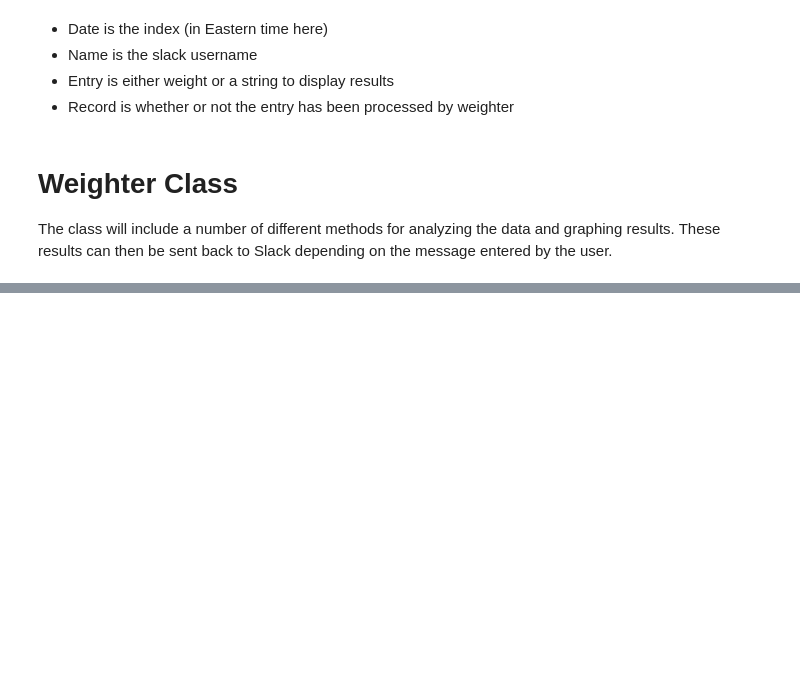
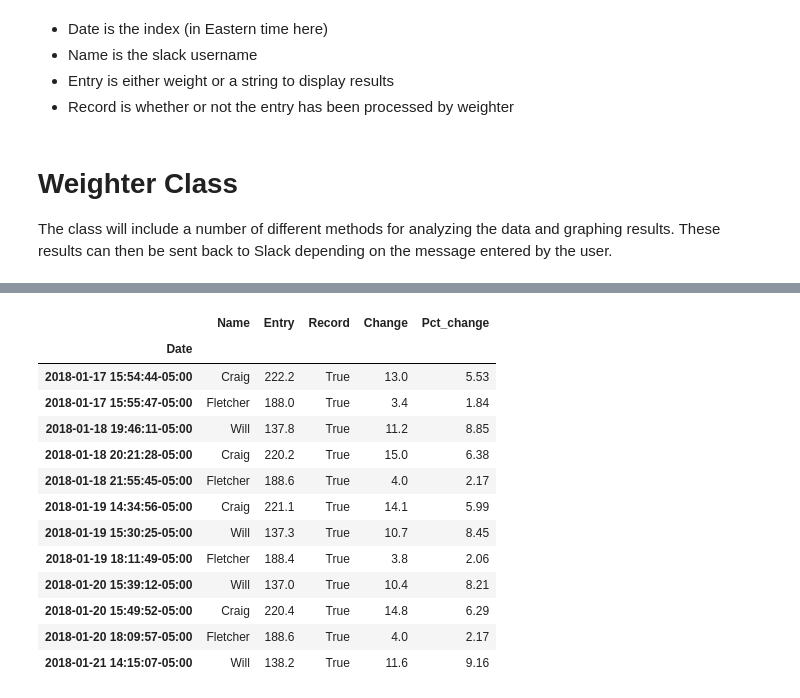
Before and after one commit to WillKoehrsen/Data-Analysis, a Jupyter notebook: weighter/Weighter Development.ipynb, the cells around one changed output, grey strips where cells are left out. Saved outputs shown, nothing was run; the diff lists cells and outputs as text; code cells hidden in the pictures; blank space fills up the shorter version.

```diff
--- a/weighter/Weighter Development.ipynb
+++ b/weighter/Weighter Development.ipynb
@@ -435,0 +469,17 @@ update.tail(10)
+# %%
+update.tail(12)
+# %% [output]
+|  | Name | Entry | Record | Change | Pct_change |
+| Date |  |  |  |  |  |
+| 2018-01-17 15:54:44-05:00 | Craig | 222.2 | True | 13.0 | 5.53 |
+| 2018-01-17 15:55:47-05:00 | Fletcher | 188.0 | True | 3.4 | 1.84 |
+| 2018-01-18 19:46:11-05:00 | Will | 137.8 | True | 11.2 | 8.85 |
+| 2018-01-18 20:21:28-05:00 | Craig | 220.2 | True | 15.0 | 6.38 |
+| 2018-01-18 21:55:45-05:00 | Fletcher | 188.6 | True | 4.0 | 2.17 |
+| 2018-01-19 14:34:56-05:00 | Craig | 221.1 | True | 14.1 | 5.99 |
+| 2018-01-19 15:30:25-05:00 | Will | 137.3 | True | 10.7 | 8.45 |
+| 2018-01-19 18:11:49-05:00 | Fletcher | 188.4 | True | 3.8 | 2.06 |
+| 2018-01-20 15:39:12-05:00 | Will | 137.0 | True | 10.4 | 8.21 |
+| 2018-01-20 15:49:52-05:00 | Craig | 220.4 | True | 14.8 | 6.29 |
+| 2018-01-20 18:09:57-05:00 | Fletcher | 188.6 | True | 4.0 | 2.17 |
+| 2018-01-21 14:15:07-05:00 | Will | 138.2 | True | 11.6 | 9.16 |
```
Also changed, not shown: parts of 21 cells of this notebook.
